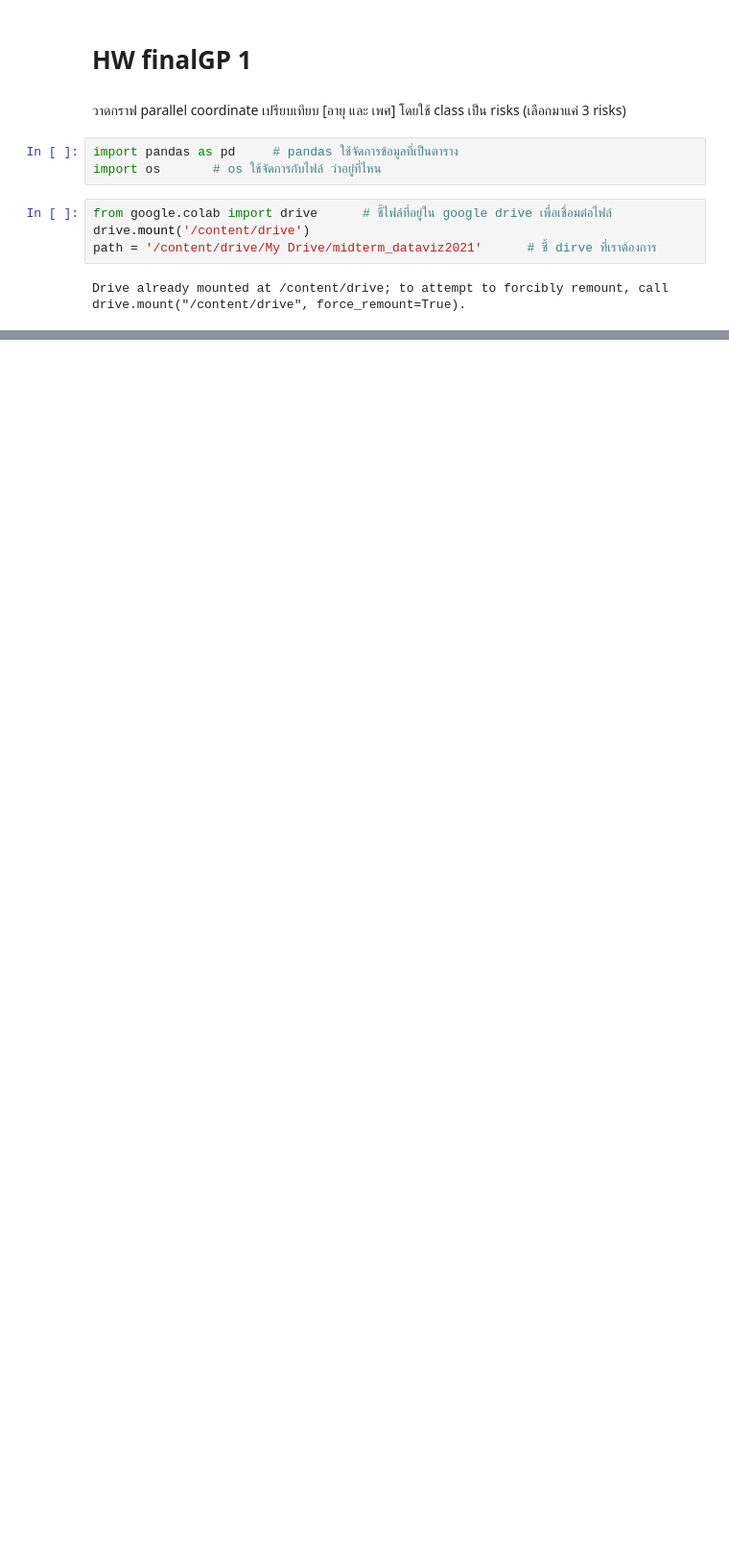
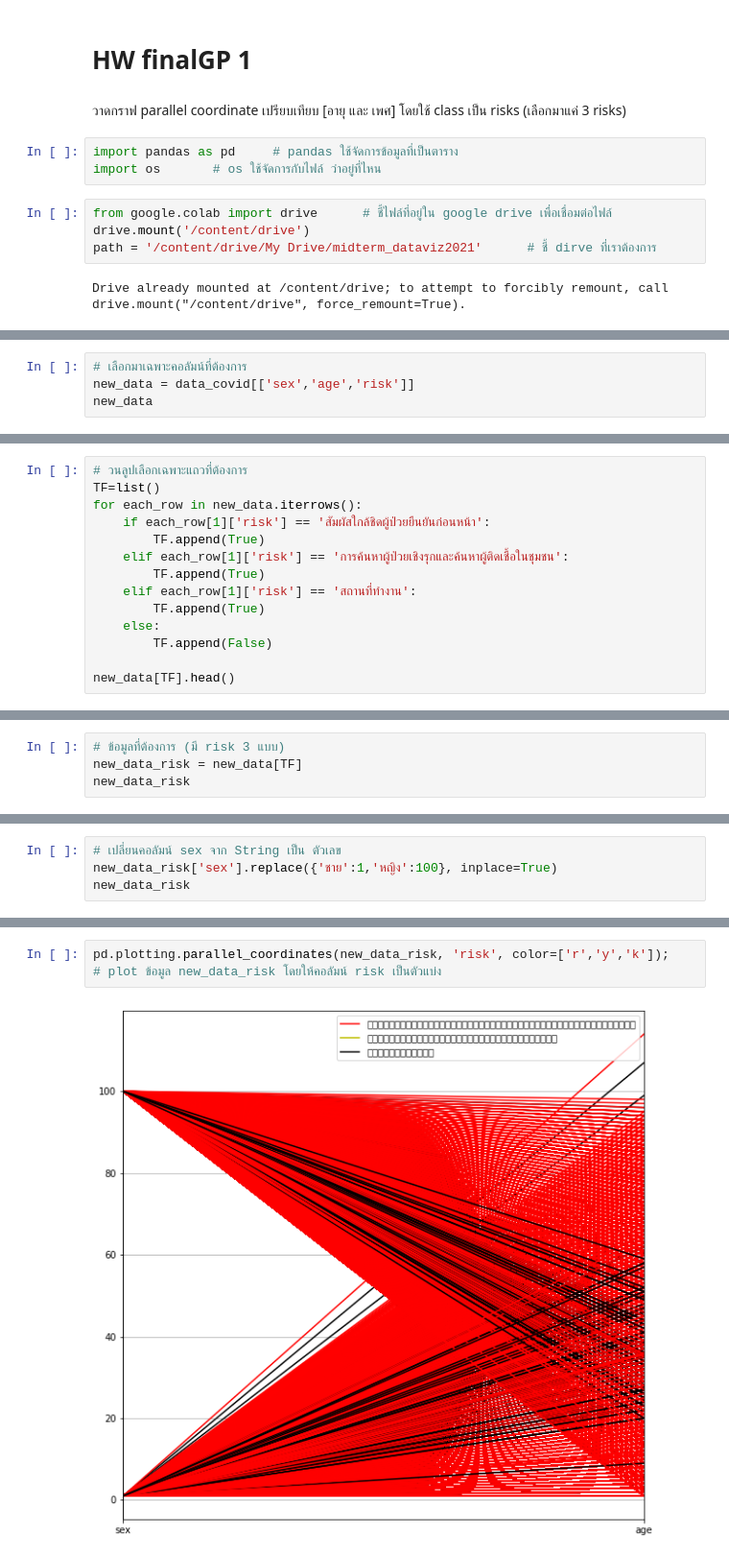
Before and after one commit to Jaomiew/data_viz_2022, a Jupyter notebook: DataViz01_Table_Data.ipynb, the cells around one changed output, grey strips where cells are left out. Shown at 96% size. Drawn from its saved outputs; the diff is of its cells as text; blank space fills up the shorter version.

```diff
--- a/DataViz01_Table_Data.ipynb
+++ b/DataViz01_Table_Data.ipynb
@@ -157,0 +303,4 @@ ValueError: ignored
+# %%
+# เลือกมาเฉพาะคอลัมน์ที่ต้องการ
+new_data = data_covid[['sex','age','risk']]
+new_data
@@ -157,0 +342,14 @@ ValueError: ignored
+# %%
+# วนลูปเลือกเฉพาะแถวที่ต้องการ
+TF=list()
+for each_row in new_data.iterrows():
+    if each_row[1]['risk'] == 'สัมผัสใกล้ชิดผู้ป่วยยืนยันก่อนหน้า':
+        TF.append(True)
+    elif each_row[1]['risk'] == 'การค้นหาผู้ป่วยเชิงรุกและค้นหาผู้ติดเชื้อในชุมชน':
+        TF.append(True)
+    elif each_row[1]['risk'] == 'สถานที่ทำงาน':
+        TF.append(True)
+    else:
+        TF.append(False)
+
+new_data[TF].head()
@@ -157,0 +363,4 @@ ValueError: ignored
+# %%
+# ข้อมูลที่ต้องการ (มี risk 3 แบบ)
+new_data_risk = new_data[TF]
+new_data_risk
@@ -157,0 +381,4 @@ ValueError: ignored
+# %%
+# เปลี่ยนคอลัมน์ sex จาก String เป็น ตัวเลข
+new_data_risk['sex'].replace({'ชาย':1,'หญิง':100}, inplace=True)
+new_data_risk
@@ -157,0 +405,4 @@ ValueError: ignored
+# %%
+pd.plotting.parallel_coordinates(new_data_risk, 'risk', color=['r','y','k']);       # plot ข้อมูล new_data_risk โดยให้คอลัมน์ risk เป็นตัวแบ่ง
+# %% [output]
+[figure, added]
```
Also changed, not shown: parts of 43 cells of this notebook.
